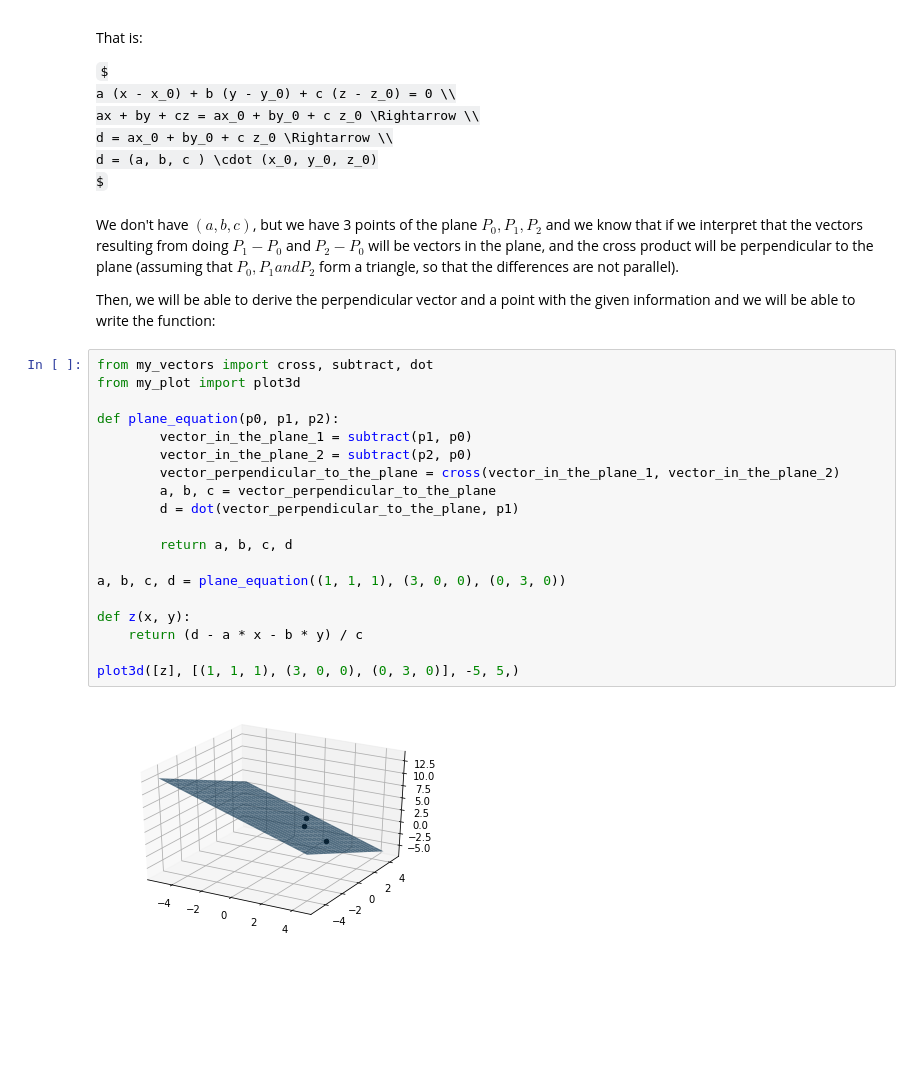
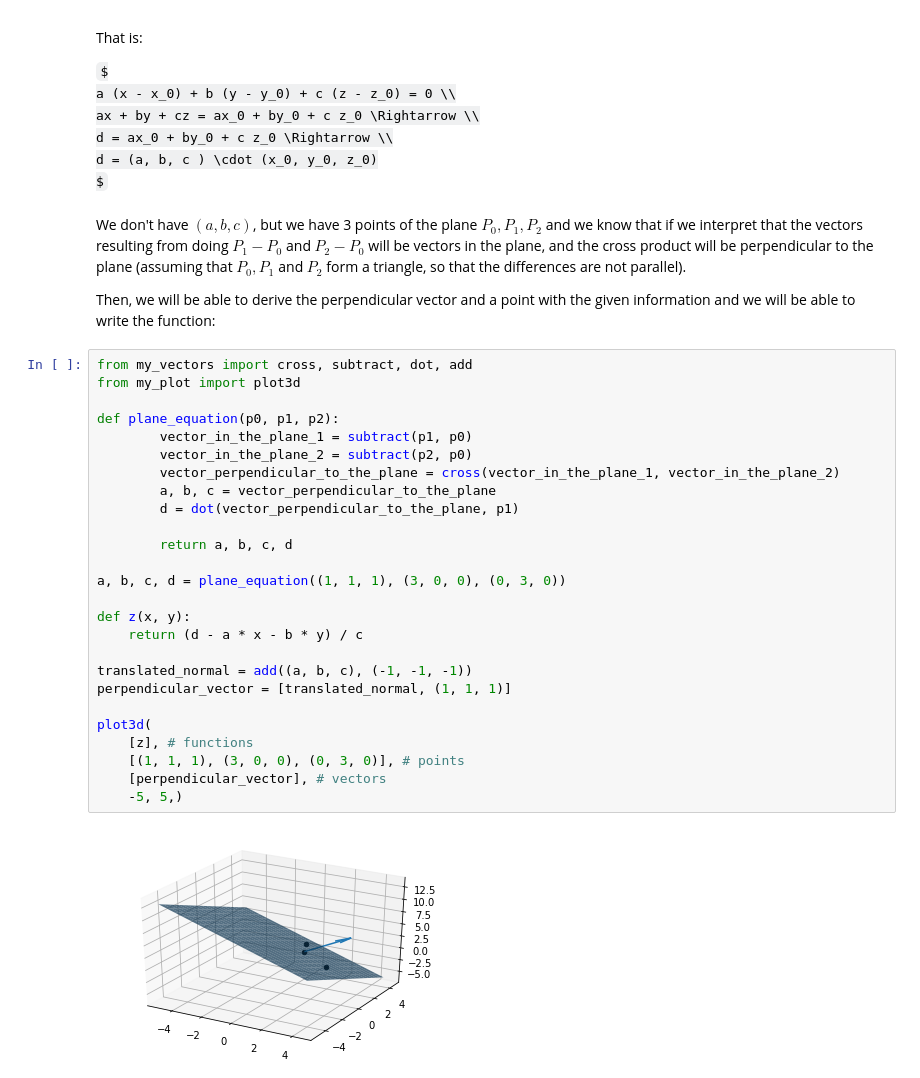
Before and after one commit to sergiofgonzalez/math-workbench, a Jupyter notebook: 06-solving-systems-of-linear-equations/e01-exercises/solving-systems-of-linear-equations-exercises.ipynb, the cells around one changed output. Cells and saved outputs as stored; diff of their text form; some formulas as TeX source; blank space fills up the shorter version.

```diff
--- a/06-solving-systems-of-linear-equations/e01-exercises/solving-systems-of-linear-equations-exercises.ipynb
+++ b/06-solving-systems-of-linear-equations/e01-exercises/solving-systems-of-linear-equations-exercises.ipynb
@@ -1077,27 +1077,34 @@ d = ax_0 + by_0 + c z_0 \Rightarrow \\
 d = (a, b, c ) \cdot (x_0, y_0, z_0)
 $
 # %% [markdown]
-We don't have $ (a, b, c) $, but we have 3 points of the plane $ P_0, P_1, P_2 $ and we know that if we interpret that the vectors resulting from doing $ P_1 - P_0 $ and $ P_2 - P_0 $ will be vectors in the plane, and the cross product will be perpendicular to the plane (assuming that $ P_0, P_1 and P_2 $ form a triangle, so that the differences are not parallel).
+We don't have $ (a, b, c) $, but we have 3 points of the plane $ P_0, P_1, P_2 $ and we know that if we interpret that the vectors resulting from doing $ P_1 - P_0 $ and $ P_2 - P_0 $ will be vectors in the plane, and the cross product will be perpendicular to the plane (assuming that $ P_0, P_1 $ and $ P_2 $ form a triangle, so that the differences are not parallel).
 
 Then, we will be able to derive the perpendicular vector and a point with the given information and we will be able to write the function:
 # %%
-from my_vectors import cross, subtract, dot
+from my_vectors import cross, subtract, dot, add
 from my_plot import plot3d
 
 def plane_equation(p0, p1, p2):
         vector_in_the_plane_1 = subtract(p1, p0)
         vector_in_the_plane_2 = subtract(p2, p0)
         vector_perpendicular_to_the_plane = cross(vector_in_the_plane_1, vector_in_the_plane_2)
         a, b, c = vector_perpendicular_to_the_plane
         d = dot(vector_perpendicular_to_the_plane, p1)
 
         return a, b, c, d
 
 a, b, c, d = plane_equation((1, 1, 1), (3, 0, 0), (0, 3, 0))
 
 def z(x, y):
     return (d - a * x - b * y) / c
 
-plot3d([z], [(1, 1, 1), (3, 0, 0), (0, 3, 0)], -5, 5,)
+translated_normal = add((a, b, c), (-1, -1, -1))
+perpendicular_vector = [translated_normal, (1, 1, 1)]
+
+plot3d(
+    [z], # functions
+    [(1, 1, 1), (3, 0, 0), (0, 3, 0)], # points
+    [perpendicular_vector], # vectors
+    -5, 5,)
 # %% [output]
-[figure, old version]
+[figure, new version]
```
Also changed, not shown: parts of 7 cells of this notebook, 3 other files.
